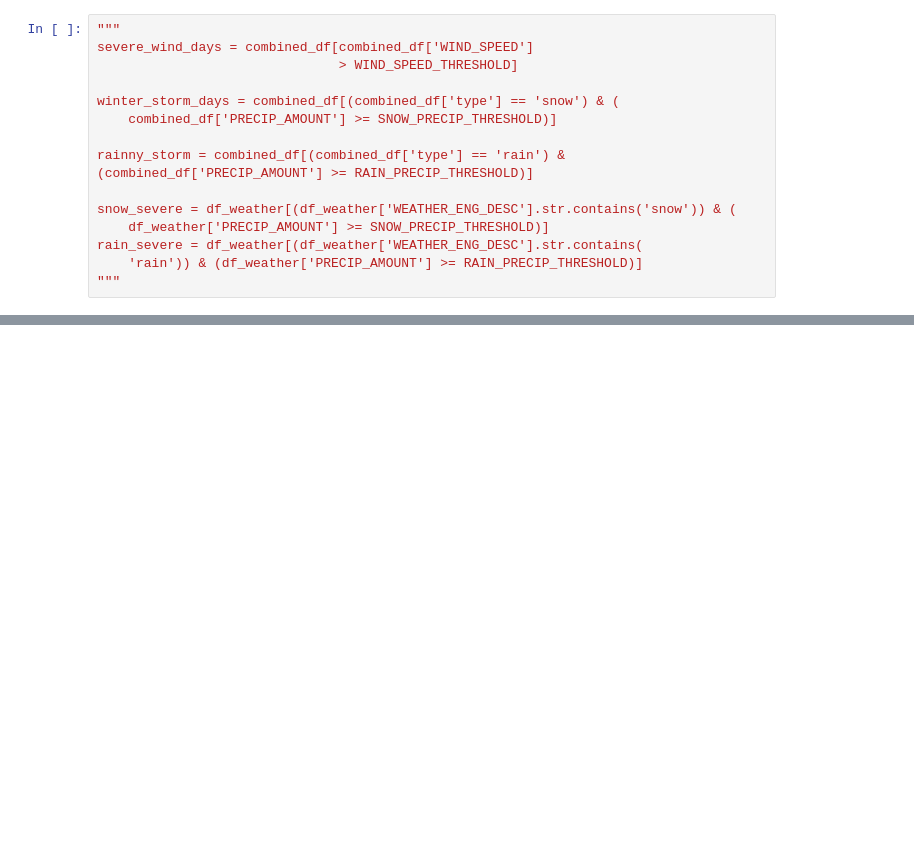
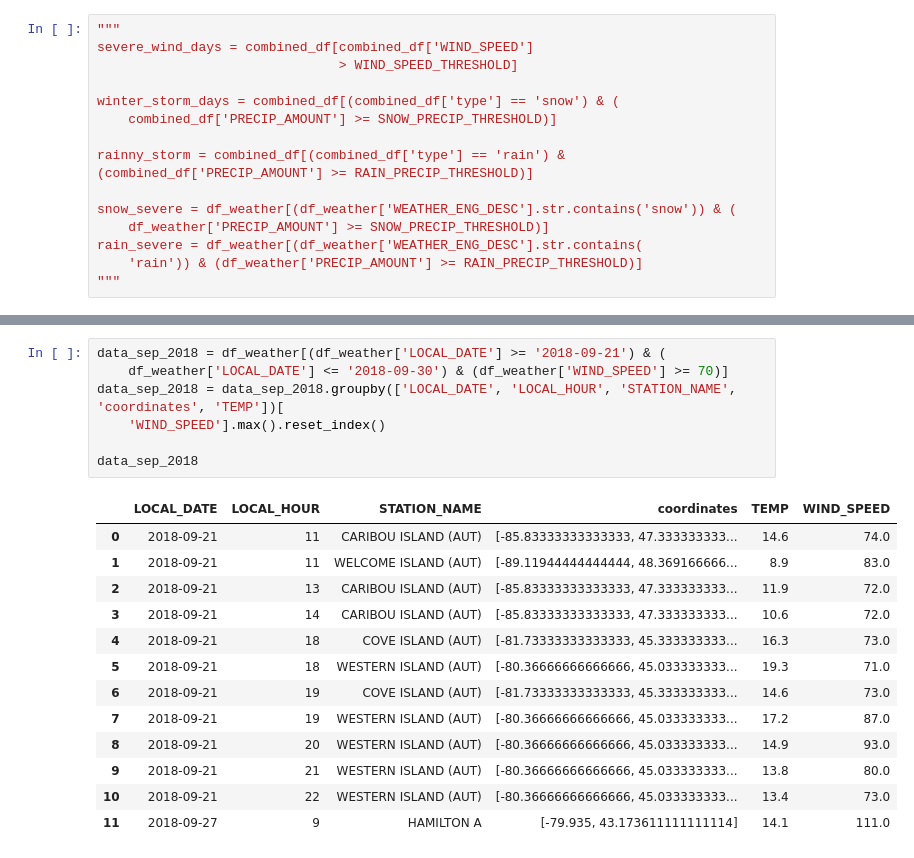
Before and after one commit to fadingNA/non-1b, a Jupyter notebook: task1/raw_weather.ipynb, the cells around one changed output, grey strips where cells are left out. Cells and saved outputs as stored; diff of their text form; blank space fills up the shorter version.

```diff
--- a/task1/raw_weather.ipynb
+++ b/task1/raw_weather.ipynb
@@ -230,0 +179,21 @@ plt.show()
+# %%
+data_sep_2018 = df_weather[(df_weather['LOCAL_DATE'] >= '2018-09-21') & (
+    df_weather['LOCAL_DATE'] <= '2018-09-30') & (df_weather['WIND_SPEED'] >= 70)]
+data_sep_2018 = data_sep_2018.groupby(['LOCAL_DATE', 'LOCAL_HOUR', 'STATION_NAME', 'coordinates', 'TEMP'])[
+    'WIND_SPEED'].max().reset_index()
+
+data_sep_2018
+# %% [output]
+|  | LOCAL_DATE | LOCAL_HOUR | STATION_NAME | coordinates | TEMP | WIND_SPEED |
+| 0 | 2018-09-21 | 11 | CARIBOU ISLAND (AUT) | [-85.83333333333333, 47.333333333... | 14.6 | 74.0 |
+| 1 | 2018-09-21 | 11 | WELCOME ISLAND (AUT) | [-89.11944444444444, 48.369166666... | 8.9 | 83.0 |
+| 2 | 2018-09-21 | 13 | CARIBOU ISLAND (AUT) | [-85.83333333333333, 47.333333333... | 11.9 | 72.0 |
+| 3 | 2018-09-21 | 14 | CARIBOU ISLAND (AUT) | [-85.83333333333333, 47.333333333... | 10.6 | 72.0 |
+| 4 | 2018-09-21 | 18 | COVE ISLAND (AUT) | [-81.73333333333333, 45.333333333... | 16.3 | 73.0 |
+| 5 | 2018-09-21 | 18 | WESTERN ISLAND (AUT) | [-80.36666666666666, 45.033333333... | 19.3 | 71.0 |
+| 6 | 2018-09-21 | 19 | COVE ISLAND (AUT) | [-81.73333333333333, 45.333333333... | 14.6 | 73.0 |
+| 7 | 2018-09-21 | 19 | WESTERN ISLAND (AUT) | [-80.36666666666666, 45.033333333... | 17.2 | 87.0 |
+| 8 | 2018-09-21 | 20 | WESTERN ISLAND (AUT) | [-80.36666666666666, 45.033333333... | 14.9 | 93.0 |
+| 9 | 2018-09-21 | 21 | WESTERN ISLAND (AUT) | [-80.36666666666666, 45.033333333... | 13.8 | 80.0 |
+| 10 | 2018-09-21 | 22 | WESTERN ISLAND (AUT) | [-80.36666666666666, 45.033333333... | 13.4 | 73.0 |
+| 11 | 2018-09-27 | 9 | HAMILTON A | [-79.935, 43.173611111111114] | 14.1 | 111.0 |
```
Also changed, not shown: parts of 55 cells of this notebook.
